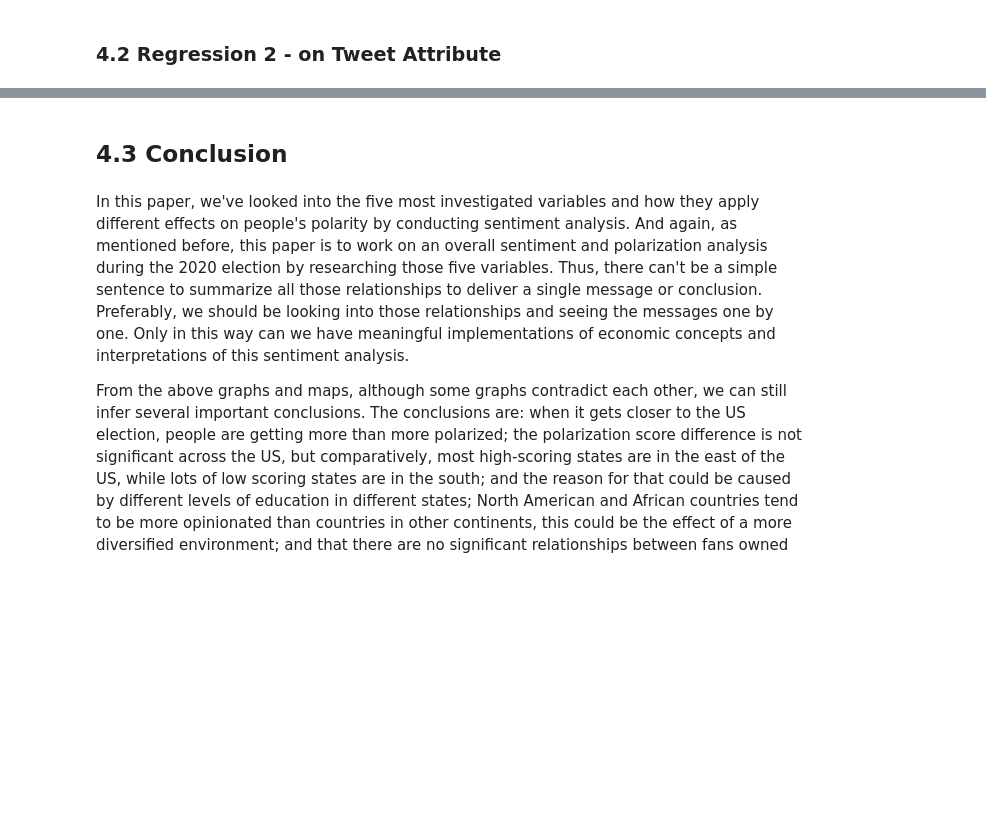
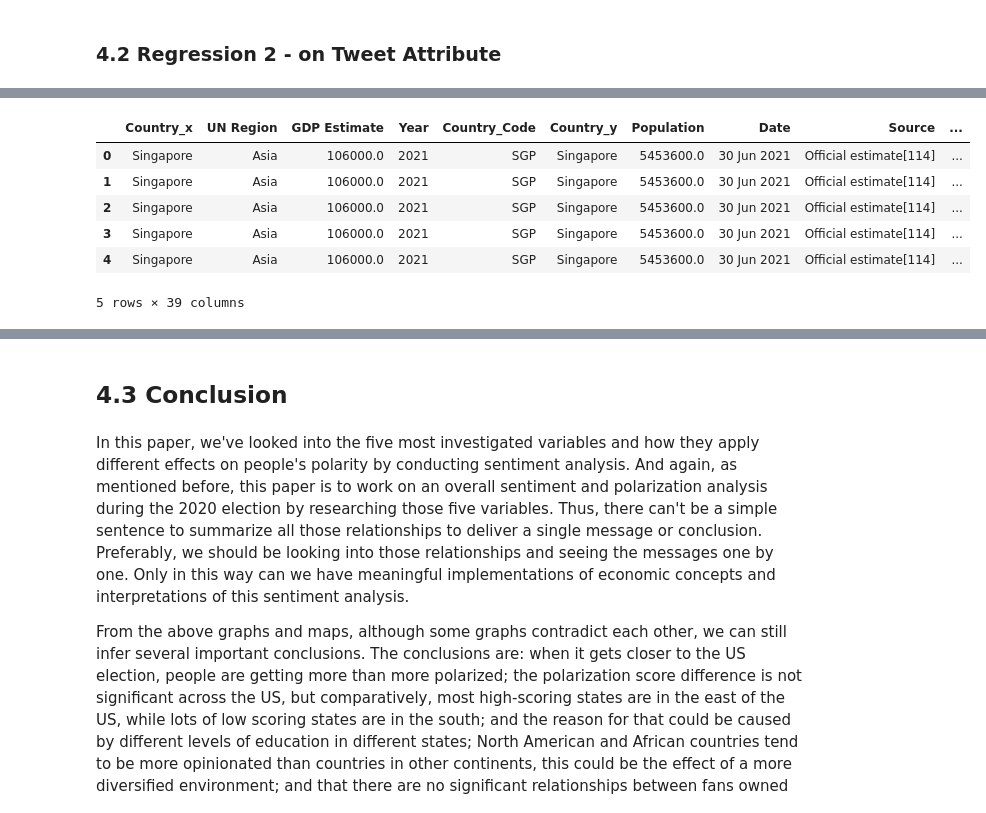
Before and after one commit to gavinhaozzh/Twitter-sentiment-analysis, a Jupyter notebook: Final Project.ipynb, the cells around one changed output, grey strips where cells are left out. Drawn from its saved outputs; the diff is of its cells as text; code cells hidden in the pictures; blank space fills up the shorter version.

Commit message:
all regressions done
all regressions done

```diff
--- a/Final Project.ipynb
+++ b/Final Project.ipynb
@@ -1303,7 +1303,7 @@ edu_all_val = edu_all_data.find_all('tr')
 edu_df = pd.DataFrame(columns = ['State', 'Population of 25 years plus', \
                                     'High School and Higher Population','High School and Higher Percentage',\
                                    'Bachelor and Higher Pop', 'Bachelor and Higher Percentage','Advanced Degree Pop',\
-                                   'Advanced Degree Percentgae'])
+                                   'Advanced Degree Percentage'])
 ix = 0 # Initialise index to zero
 for row in edu_all_val[3:]:
     val = row.find_all('td') # Extract all elements with tag <td>
@@ -1552,0 +1510,5 @@ Notes:
+# %%
+# Create a new dataframe for this regression
+tweet_reg2 = tweet.copy()
+# drop na values
+tweet_reg2 = tweet_reg2[['polar_score','retweet_count','likes','created_time']].dropna()
@@ -1570,0 +1711,13 @@ $$
+# %%
+tweet_reg4 = tweet.copy()
+tweet_reg4['country'] = tweet_reg4['country'].replace('United States', 'United States of America')
+reg4_merged_df = pd.merge(reg4_merged_df, tweet_reg4, left_on='Country_y', right_on='country')
+reg4_merged_df.head()
+# %% [output]
+|  | Country_x | UN Region | GDP Estimate | Year | Country_Code | Country_y | Population | Date | Source | ... |
+| 0 | Singapore | Asia | 106000.0 | 2021 | SGP | Singapore | 5453600.0 | 30 Jun 2021 | Official estimate[114] | ... |
+| 1 | Singapore | Asia | 106000.0 | 2021 | SGP | Singapore | 5453600.0 | 30 Jun 2021 | Official estimate[114] | ... |
+| 2 | Singapore | Asia | 106000.0 | 2021 | SGP | Singapore | 5453600.0 | 30 Jun 2021 | Official estimate[114] | ... |
+| 3 | Singapore | Asia | 106000.0 | 2021 | SGP | Singapore | 5453600.0 | 30 Jun 2021 | Official estimate[114] | ... |
+| 4 | Singapore | Asia | 106000.0 | 2021 | SGP | Singapore | 5453600.0 | 30 Jun 2021 | Official estimate[114] | ... |
+5 rows × 39 columns
```
Also changed, not shown: parts of 38 cells of this notebook.
